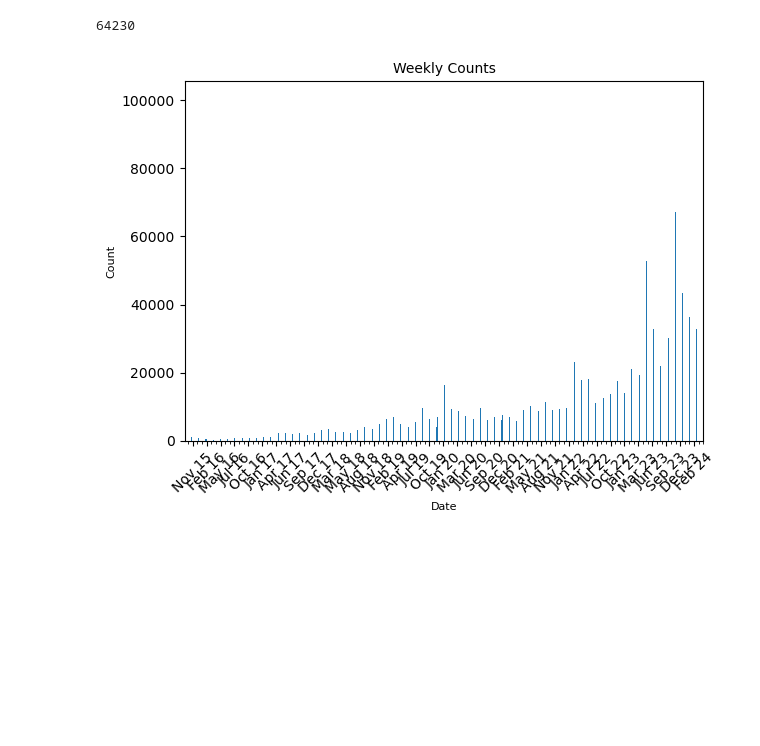
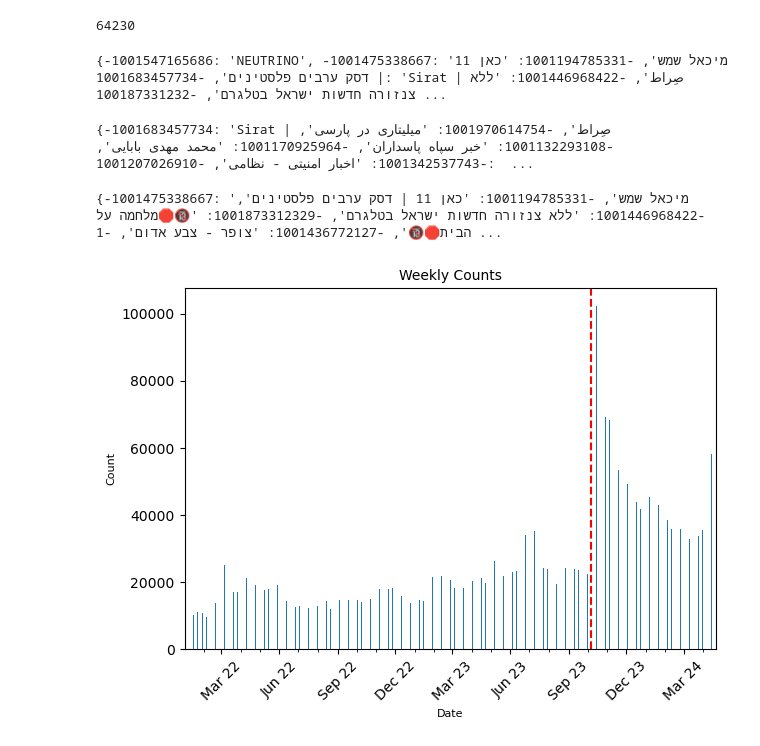
Before and after one commit to msx98/telelog, a Jupyter notebook: Experiments/check_count_mongo.ipynb, the cells around one changed output. Cells and saved outputs as stored; diff of their text form; code cells hidden in the pictures; blank space fills up the shorter version.

Commit message:
check_count_mongo.ipynb: add channel separation

```diff
--- a/Experiments/check_count_mongo.ipynb
+++ b/Experiments/check_count_mongo.ipynb
@@ -32,3 +32,40 @@ messages.count_documents({
 })
 # %% [output]
 64230
+# %%
+result = messages.aggregate([
+    {
+        '$group': {
+            '_id': {
+                'chat_id': '$chat.id',
+                'chat_title': '$chat.title'
+            }
+        }
+    }
+])
+result = [x["_id"] for x in result]
+channels = {x["chat_id"]: x["chat_title"] for x in result}
+print(channels)
+# %% [output]
+{-1001547165686: 'NEUTRINO', -1001475338667: 'מיכאל שמש', -1001194785331: 'כאן 11 | דסק ערבים פלסטינים', -1001683457734: 'Sirat | صِراط', -1001446968422: 'ללא צנזורה חדשות ישראל בטלגרם', -100187331232 ...
+# %%
+# find channels with arabic letters
+arabic_letters = "ابتثجحخدذرزسشصضطظعغفقكلمنهوي"
+arabic_channels = {}
+for channel_id, channel_name in channels.items():
+    if any(letter in arabic_letters for letter in channel_name):
+        arabic_channels[channel_id] = channel_name
+
+print(arabic_channels)
+# %% [output]
+{-1001683457734: 'Sirat | صِراط', -1001970614754: 'میلیتاری در پارسی', -1001132293108: 'خبر سپاه پاسداران', -1001170925964: 'محمد مهدی بابایی', -1001342537743: 'اخبار امنیتی - نظامى', -1001207026910:  ...
+# %%
+hebrew_letters = "אבגדהוזחטיכלמנסעפצקרשתץףךןם"
+hebrew_channels = {}
+for channel_id, channel_name in channels.items():
+    if any(letter in hebrew_letters for letter in channel_name):
+        hebrew_channels[channel_id] = channel_name
+
+print(hebrew_channels)
+# %% [output]
+{-1001475338667: 'מיכאל שמש', -1001194785331: 'כאן 11 | דסק ערבים פלסטינים', -1001446968422: 'ללא צנזורה חדשות ישראל בטלגרם', -1001873312329: '🔞🛑מלחמה על הבית🛑🔞', -1001436772127: 'צופר - צבע אדום', -1 ...
@@ -52,25 +91,28 @@ df.set_index('date', inplace=True)
 # Resample the data by week and count the number of entries
 weekly_counts = df.resample('W').size().reset_index(name='cnt')
 # %%
-weekly_counts_trimmed = weekly_counts#[weekly_counts.date.dt.year >= 2024]
+weekly_counts_trimmed = weekly_counts[weekly_counts.date.dt.year >= 2022]
 first_weekday = weekly_counts_trimmed.iloc[0].date.weekday()
 plt.bar(weekly_counts_trimmed.date, weekly_counts_trimmed.cnt, width=1)
 plt.xticks(rotation=45)
 
 # Set the x-axis labels to display the first week of each quarter
 ax = plt.gca()
-ax.xaxis.set_major_locator(mdates.WeekdayLocator(byweekday=first_weekday, interval=12))
+ax.xaxis.set_major_locator(mdates.MonthLocator(interval=3))
 ax.xaxis.set_major_formatter(mdates.DateFormatter('%b %y'))
-ax.xaxis.set_minor_locator(mdates.WeekdayLocator(byweekday=first_weekday, interval=4))
+ax.xaxis.set_minor_locator(mdates.MonthLocator(interval=1))
 ax.xaxis.set_minor_formatter(NullFormatter())
+
+# mark 7.10.23 on graph
+plt.axvline(x=pd.Timestamp('2023-10-07'), color='r', linestyle='--')
 
 plt.xlim(weekly_counts_trimmed.date.min(), weekly_counts_trimmed.date.max())
 
 plt.title('Weekly Counts', fontsize=10)
 plt.xlabel('Date', fontsize=8)
 plt.ylabel('Count', fontsize=8)
 
 plt.tight_layout()
 plt.show()
 # %% [output]
-[figure, old version]
+[figure, new version]
```
Also changed, not shown: parts of 3 cells of this notebook.
